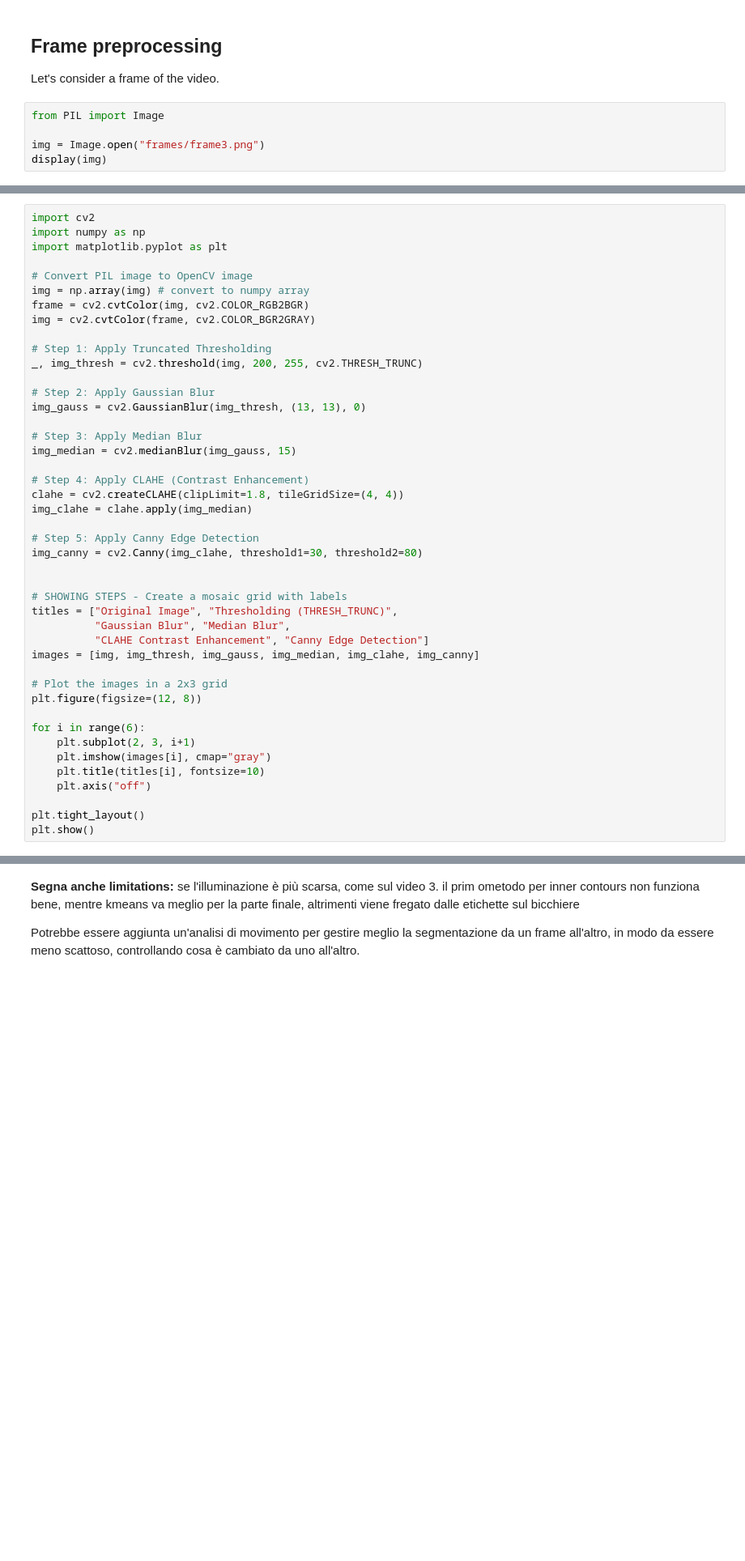
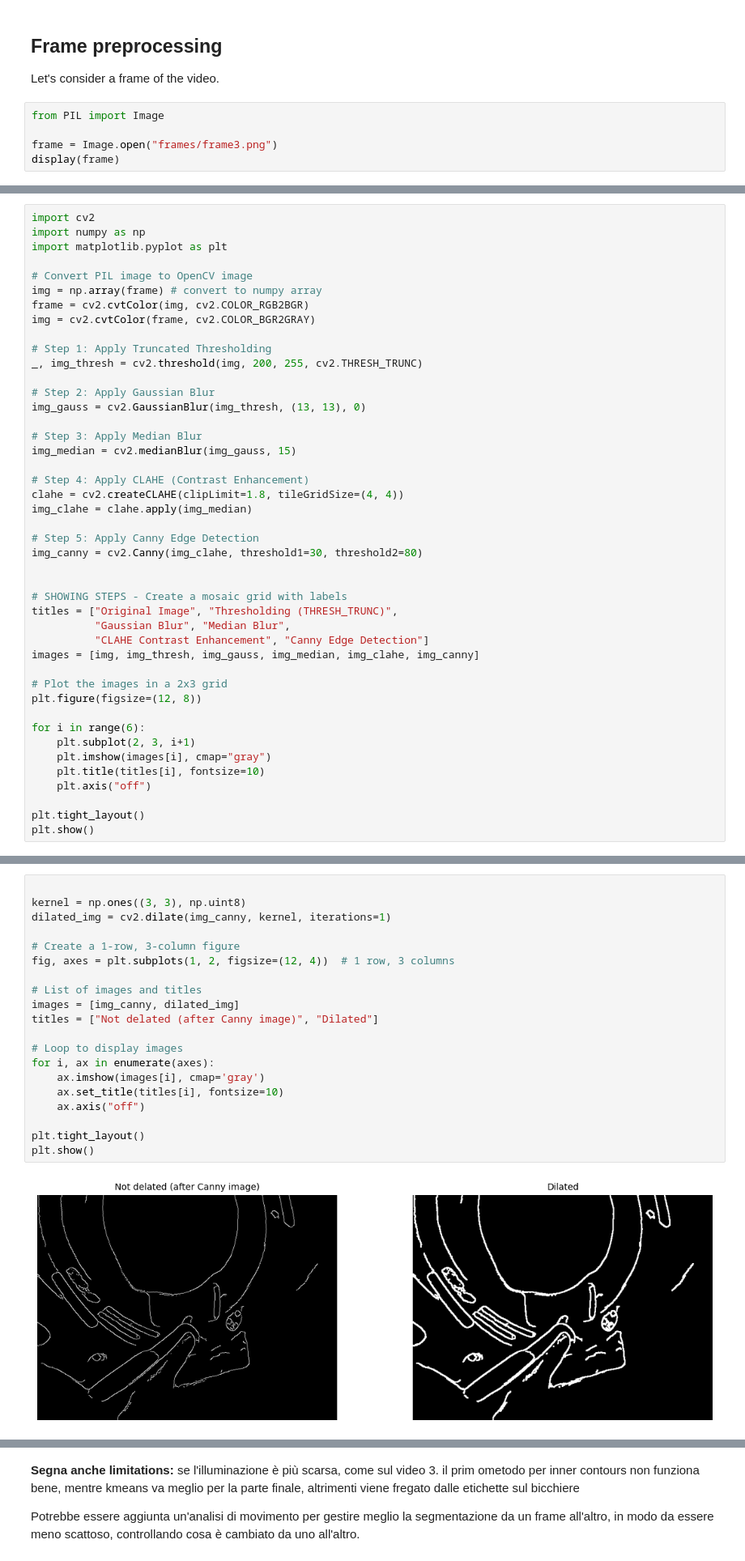
Before and after one commit to aledevv/beer-segmenter, a Jupyter notebook: beer_segmenter.ipynb, the cells around one changed output, grey strips where cells are left out. Shown at 81% size. Cells and saved outputs as stored; diff of their text form; blank space fills up the shorter version.

```diff
--- a/beer_segmenter.ipynb
+++ b/beer_segmenter.ipynb
@@ -68,8 +68,8 @@ Let's consider a frame of the video.
 # %%
 from PIL import Image
 
-img = Image.open("frames/frame3.png")
-display(img)
+frame = Image.open("frames/frame3.png")
+display(frame)
 # %% [output]
 [figure]
 # %% [markdown]
@@ -86,7 +86,7 @@ import numpy as np
 import matplotlib.pyplot as plt
 
 # Convert PIL image to OpenCV image
-img = np.array(img) # convert to numpy array
+img = np.array(frame) # convert to numpy array
 frame = cv2.cvtColor(img, cv2.COLOR_RGB2BGR)
 img = cv2.cvtColor(frame, cv2.COLOR_BGR2GRAY)
 
@@ -128,0 +133,22 @@ plt.show()
+# %%
+
+kernel = np.ones((3, 3), np.uint8)
+dilated_img = cv2.dilate(img_canny, kernel, iterations=1)
+
+# Create a 1-row, 3-column figure
+fig, axes = plt.subplots(1, 2, figsize=(12, 4))  # 1 row, 3 columns
+
+# List of images and titles
+images = [img_canny, dilated_img]
+titles = ["Not delated (after Canny image)", "Dilated"]
+
+# Loop to display images
+for i, ax in enumerate(axes):
+    ax.imshow(images[i], cmap='gray')
+    ax.set_title(titles[i], fontsize=10)
+    ax.axis("off")
+
+plt.tight_layout()
+plt.show()
+# %% [output]
+[figure, added]
```
Also changed, not shown: parts of 7 cells of this notebook.
